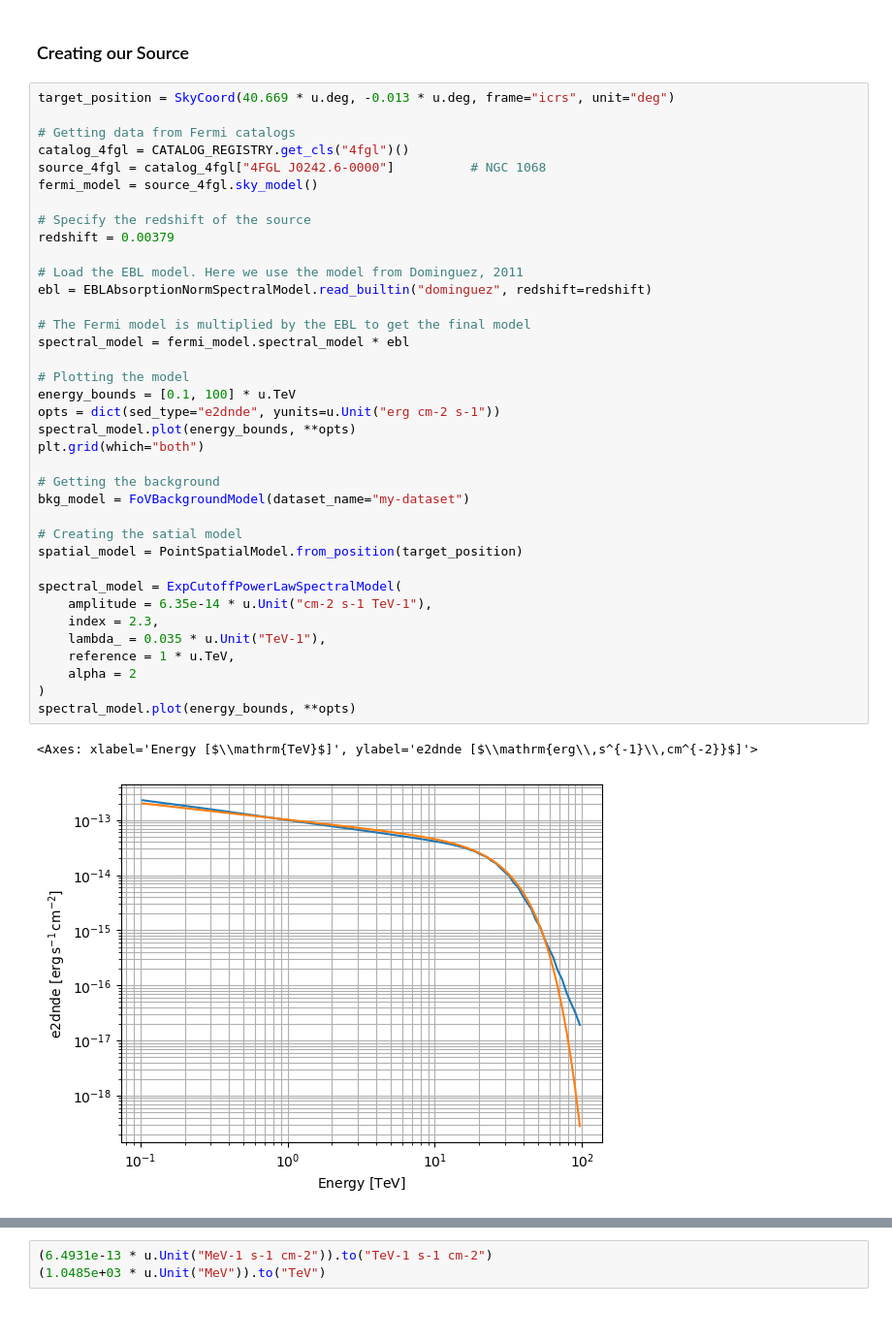
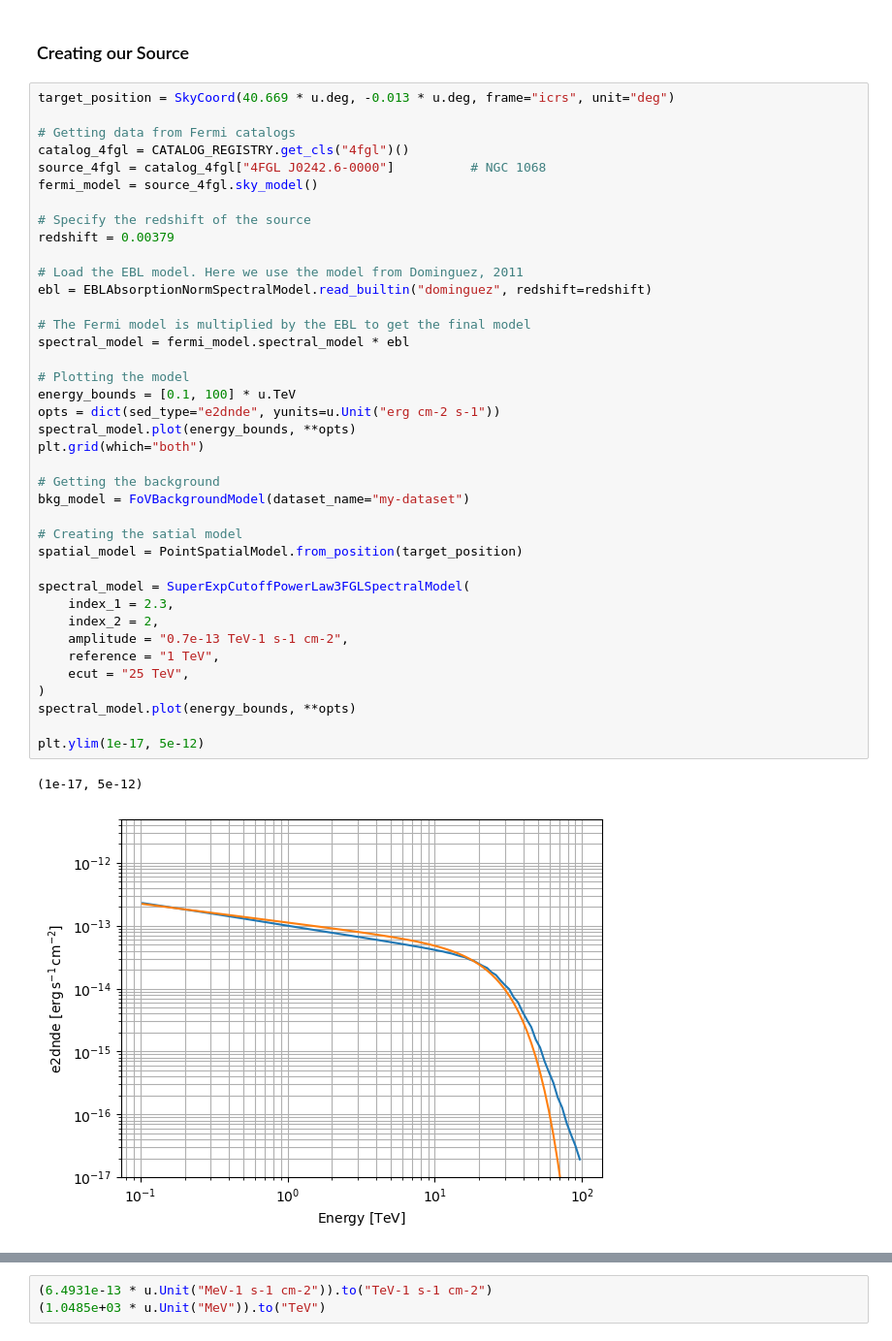
Before and after one commit to tcaba2/MASS_Thesis, a Jupyter notebook: simulations/Fermi/NGC1068_sim_FermiDR4.ipynb, the cells around one changed output, grey strips where cells are left out. Shown at 97% size. Cells and saved outputs as stored; diff of their text form.

```diff
--- a/simulations/Fermi/NGC1068_sim_FermiDR4.ipynb
+++ b/simulations/Fermi/NGC1068_sim_FermiDR4.ipynb
@@ -39,41 +39,43 @@ target_position = SkyCoord(40.669 * u.deg, -0.013 * u.deg, frame="icrs", unit="d
 
 # Getting data from Fermi catalogs
 catalog_4fgl = CATALOG_REGISTRY.get_cls("4fgl")()
 source_4fgl = catalog_4fgl["4FGL J0242.6-0000"]          # NGC 1068
 fermi_model = source_4fgl.sky_model()
 
 # Specify the redshift of the source
 redshift = 0.00379
 
 # Load the EBL model. Here we use the model from Dominguez, 2011
 ebl = EBLAbsorptionNormSpectralModel.read_builtin("dominguez", redshift=redshift)
 
 # The Fermi model is multiplied by the EBL to get the final model
 spectral_model = fermi_model.spectral_model * ebl
 
 # Plotting the model
 energy_bounds = [0.1, 100] * u.TeV
 opts = dict(sed_type="e2dnde", yunits=u.Unit("erg cm-2 s-1"))
 spectral_model.plot(energy_bounds, **opts)
 plt.grid(which="both")
 
 # Getting the background
 bkg_model = FoVBackgroundModel(dataset_name="my-dataset")
 
 # Creating the satial model
 spatial_model = PointSpatialModel.from_position(target_position)
 
-spectral_model = ExpCutoffPowerLawSpectralModel(
-    amplitude = 6.35e-14 * u.Unit("cm-2 s-1 TeV-1"),
-    index = 2.3,
-    lambda_ = 0.035 * u.Unit("TeV-1"),
-    reference = 1 * u.TeV,
-    alpha = 2
+spectral_model = SuperExpCutoffPowerLaw3FGLSpectralModel(
+    index_1 = 2.3,
+    index_2 = 2,
+    amplitude = "0.7e-13 TeV-1 s-1 cm-2",
+    reference = "1 TeV",
+    ecut = "25 TeV",
 )
 spectral_model.plot(energy_bounds, **opts)
+
+plt.ylim(1e-17, 5e-12)
 # %% [output]
-<Axes: xlabel='Energy [$\\mathrm{TeV}$]', ylabel='e2dnde [$\\mathrm{erg\\,s^{-1}\\,cm^{-2}}$]'>
+(1e-17, 5e-12)
-[figure, old version]
+[figure, new version]
 # %%
 print(spectral_model)
 # %% [output]
```
Also changed, not shown: parts of 2 cells of this notebook, 4 other files.
